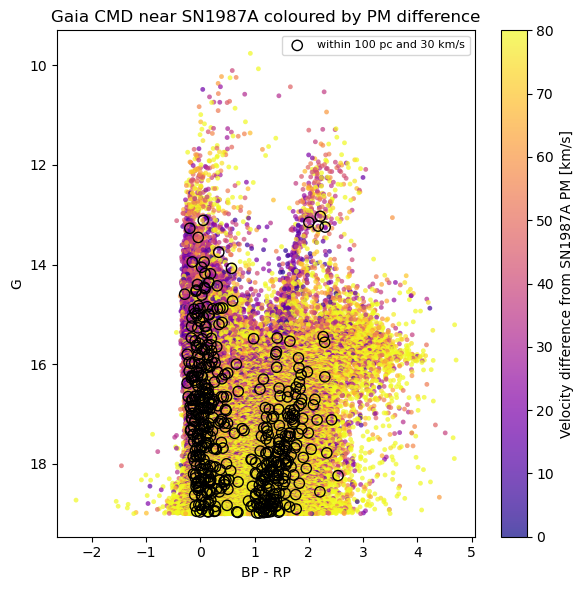
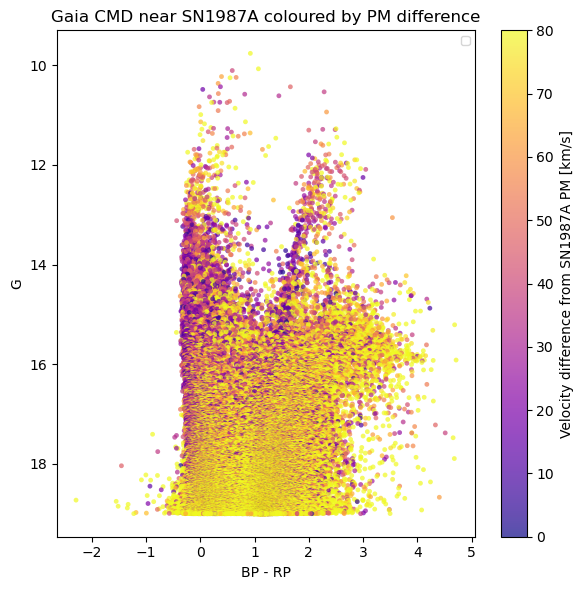
The change to this notebook cell's code, shown as a diff; its figure went from the first image to the second:
--- before
+++ after
@@ -20,13 +20,14 @@
     ].copy()
 
-ax.scatter(
-    candidate["bp_rp"],
-    candidate["phot_g_mean_mag"],
-    facecolors="none",
-    edgecolors="black",
-    s=55,
-    linewidths=1.0,
-    label="within 100 pc and 30 km/s"
-)
+# the block below circles the ones within 100 pc and with a proper motion difference of less than 30 km/s
+# ax.scatter(
+#     candidate["bp_rp"],
+#     candidate["phot_g_mean_mag"],
+#     facecolors="none",
+#     edgecolors="black",
+#     s=55,
+#     linewidths=1.0,
+#     label="within 100 pc and 30 km/s"
+# )
 
 ax.invert_yaxis()

Commit: removed circles from PM sky maps